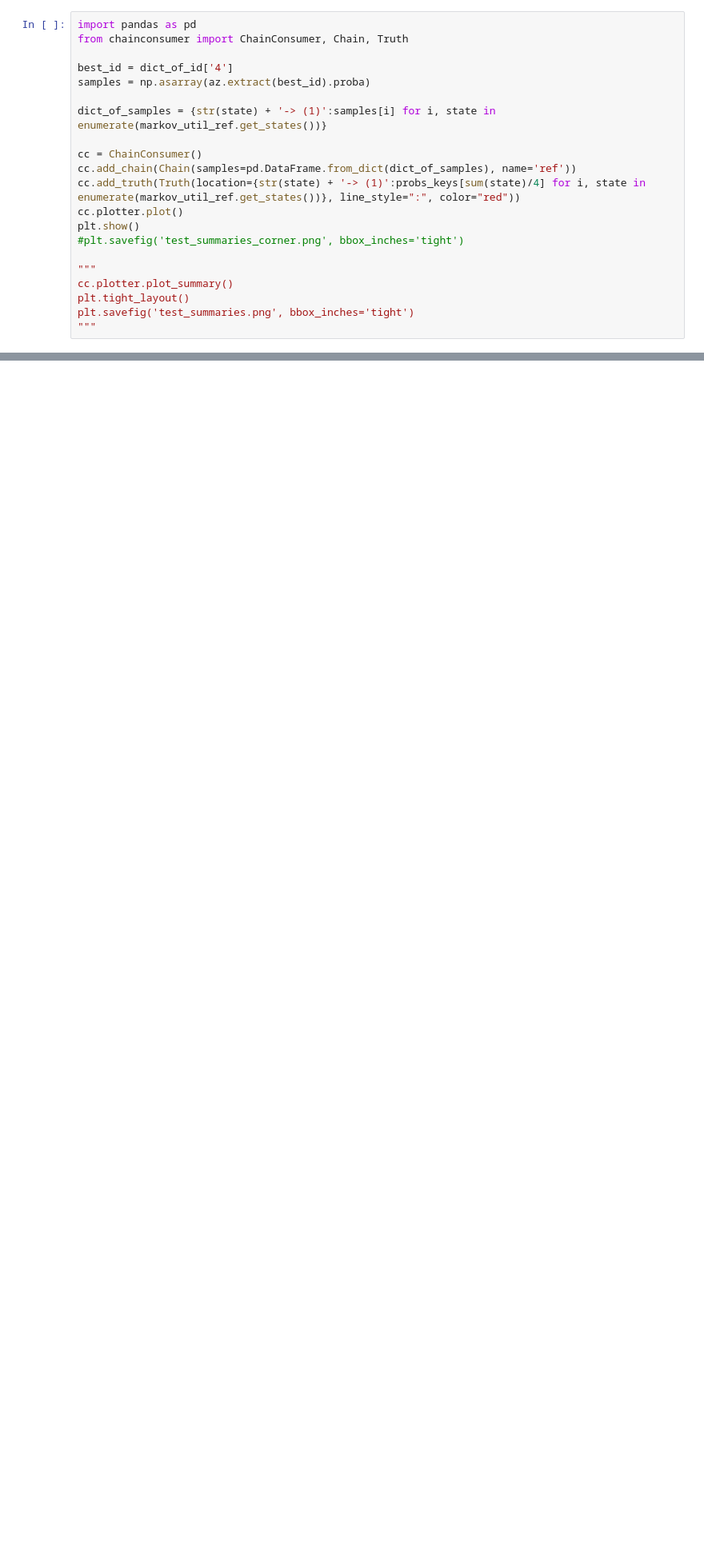
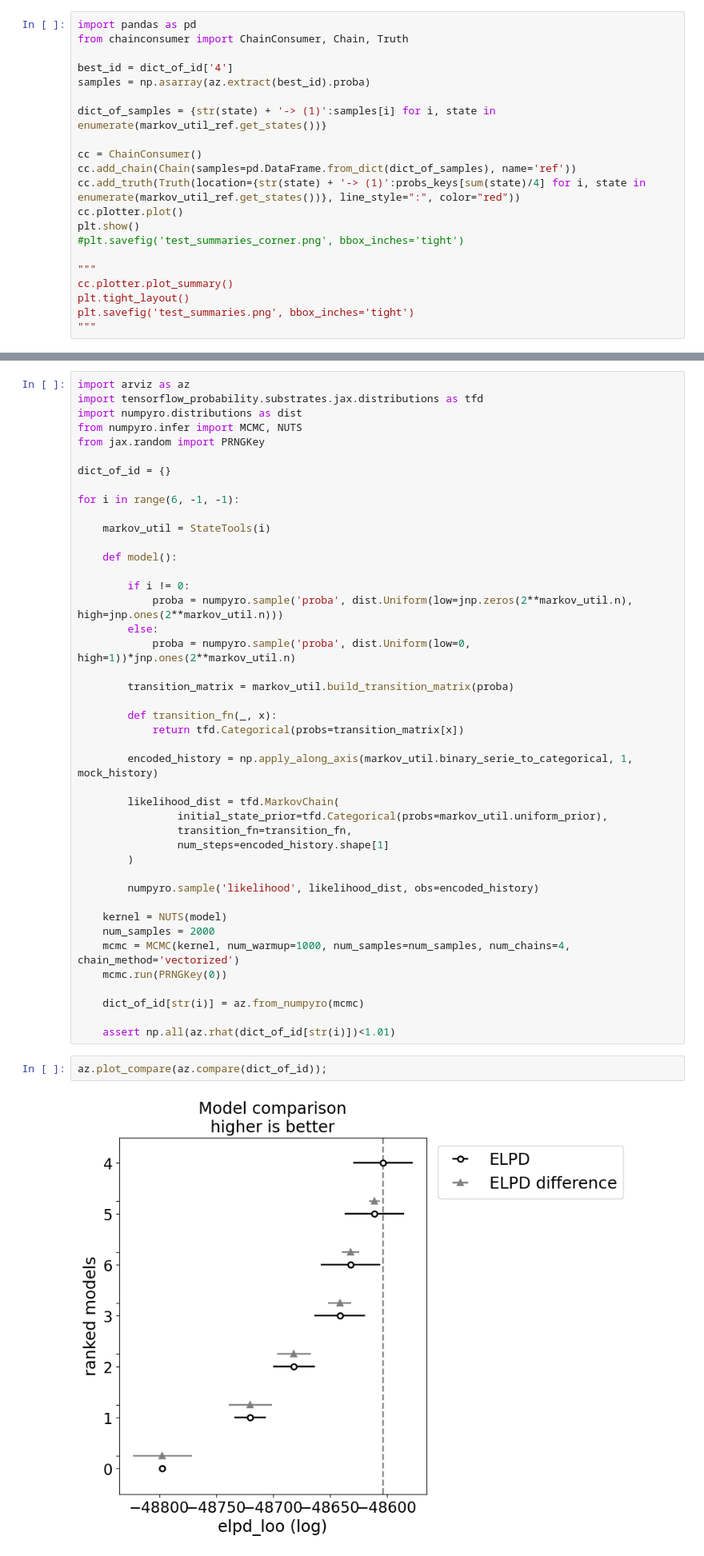
Before and after one commit to renecotyfanboy/leagueProject, a Jupyter notebook: discrete_markov_model.ipynb, the cells around one changed output, grey strips where cells are left out. Shown at 80% size. Drawn from its saved outputs; the diff is of its cells as text; blank space fills up the shorter version.

Commit message:
test smoother mock LoserQ

```diff
--- a/discrete_markov_model.ipynb
+++ b/discrete_markov_model.ipynb
@@ -111,0 +172,47 @@ history = get_history_dict()
+# %%
+import arviz as az
+import tensorflow_probability.substrates.jax.distributions as tfd
+import numpyro.distributions as dist
+from numpyro.infer import MCMC, NUTS
+from jax.random import PRNGKey
+
+dict_of_id = {}
+
+for i in range(6, -1, -1):
+
+    markov_util = StateTools(i)
+
+    def model():
+
+        if i != 0:
+            proba = numpyro.sample('proba', dist.Uniform(low=jnp.zeros(2**markov_util.n), high=jnp.ones(2**markov_util.n)))
+        else:
+            proba = numpyro.sample('proba', dist.Uniform(low=0, high=1))*jnp.ones(2**markov_util.n)
+
+        transition_matrix = markov_util.build_transition_matrix(proba)
+
+        def transition_fn(_, x):
+            return tfd.Categorical(probs=transition_matrix[x])
+
+        encoded_history = np.apply_along_axis(markov_util.binary_serie_to_categorical, 1, mock_history)
+
+        likelihood_dist = tfd.MarkovChain(
+                initial_state_prior=tfd.Categorical(probs=markov_util.uniform_prior),
+                transition_fn=transition_fn,
+                num_steps=encoded_history.shape[1]
+        )
+
+        numpyro.sample('likelihood', likelihood_dist, obs=encoded_history)
+
+    kernel = NUTS(model)
+    num_samples = 2000
+    mcmc = MCMC(kernel, num_warmup=1000, num_samples=num_samples, num_chains=4, chain_method='vectorized')
+    mcmc.run(PRNGKey(0))
+
+    dict_of_id[str(i)] = az.from_numpyro(mcmc)
+
+    assert np.all(az.rhat(dict_of_id[str(i)])<1.01)
+# %%
+az.plot_compare(az.compare(dict_of_id));
+# %% [output]
+[figure, added]
```
Also changed, not shown: parts of 10 cells of this notebook.
